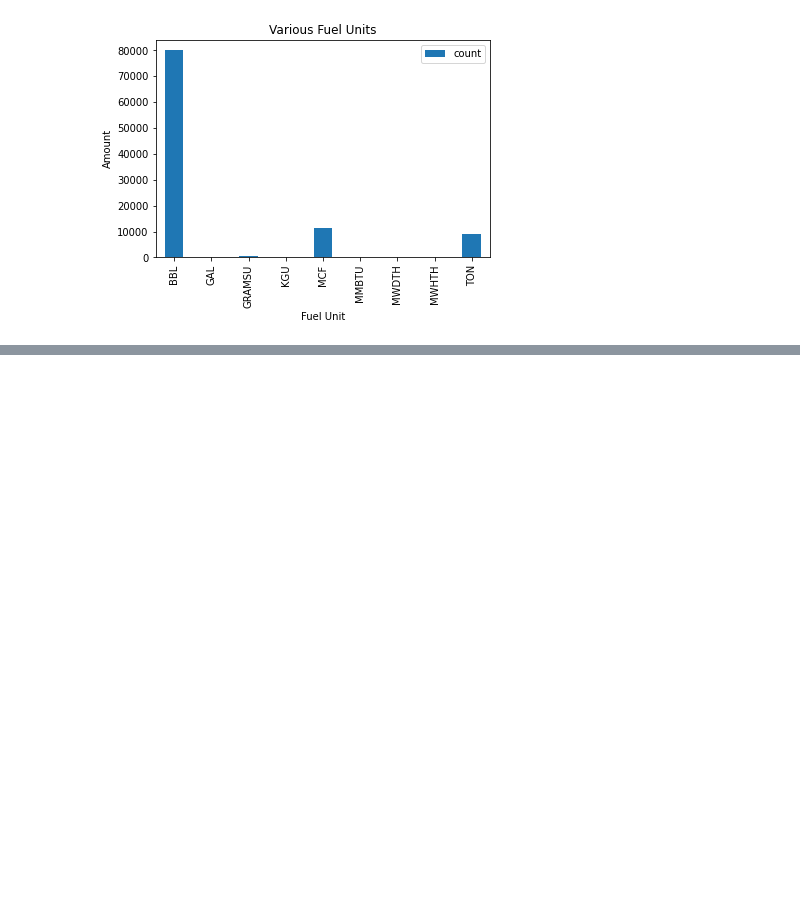
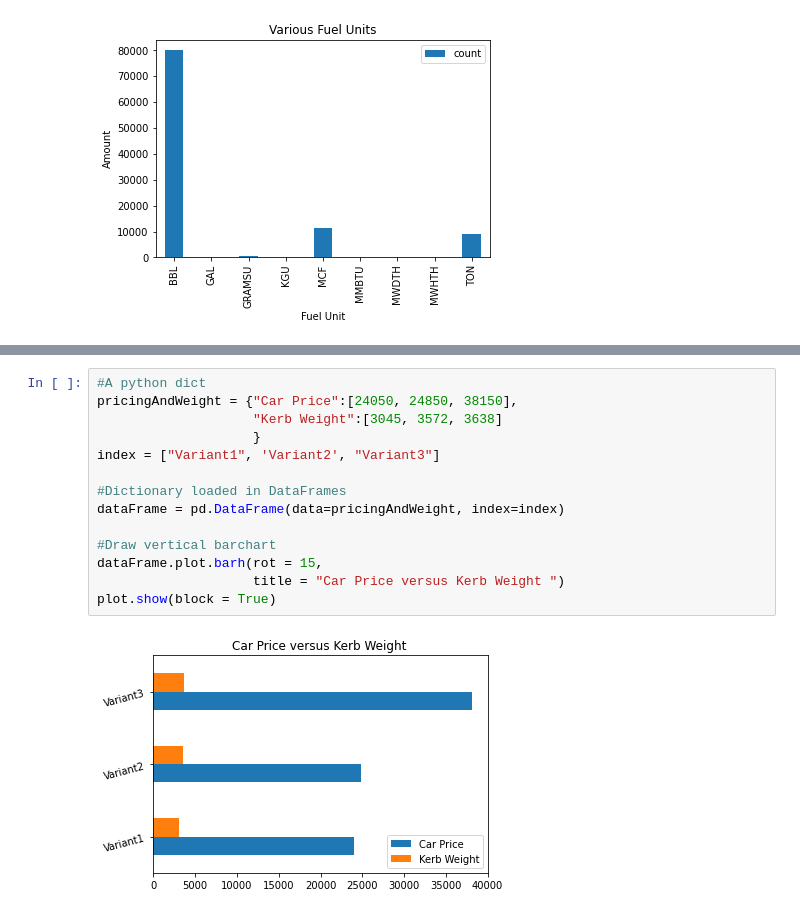
Before and after one commit to Njeri-Gitome/DS_Track, a Jupyter notebook: Data_Types_&_Data_Wrangling.ipynb, the cells around one changed output, grey strips where cells are left out. Cells and saved outputs as stored; diff of their text form; blank space fills up the shorter version.

```diff
--- a/Data_Types_&_Data_Wrangling.ipynb
+++ b/Data_Types_&_Data_Wrangling.ipynb
@@ -269,0 +317,16 @@ Text(0, 0.5, 'Amount')
+# %%
+#A python dict
+pricingAndWeight = {"Car Price":[24050, 24850, 38150],
+                    "Kerb Weight":[3045, 3572, 3638]
+                    }
+index = ["Variant1", 'Variant2', "Variant3"]
+
+#Dictionary loaded in DataFrames
+dataFrame = pd.DataFrame(data=pricingAndWeight, index=index)
+
+#Draw vertical barchart
+dataFrame.plot.barh(rot = 15,
+                    title = "Car Price versus Kerb Weight ")
+plot.show(block = True)
+# %% [output]
+[figure, added]
```
Also changed, not shown: parts of 7 cells of this notebook.
